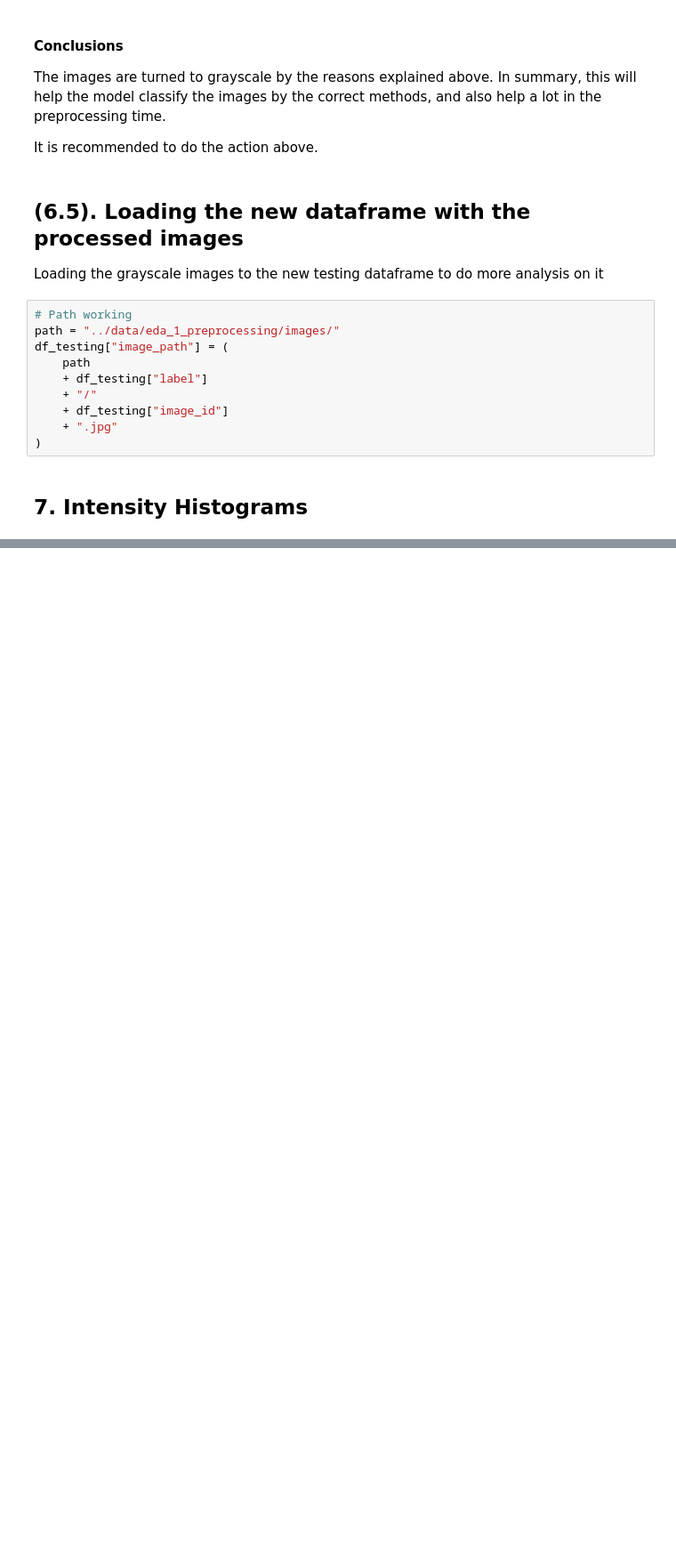
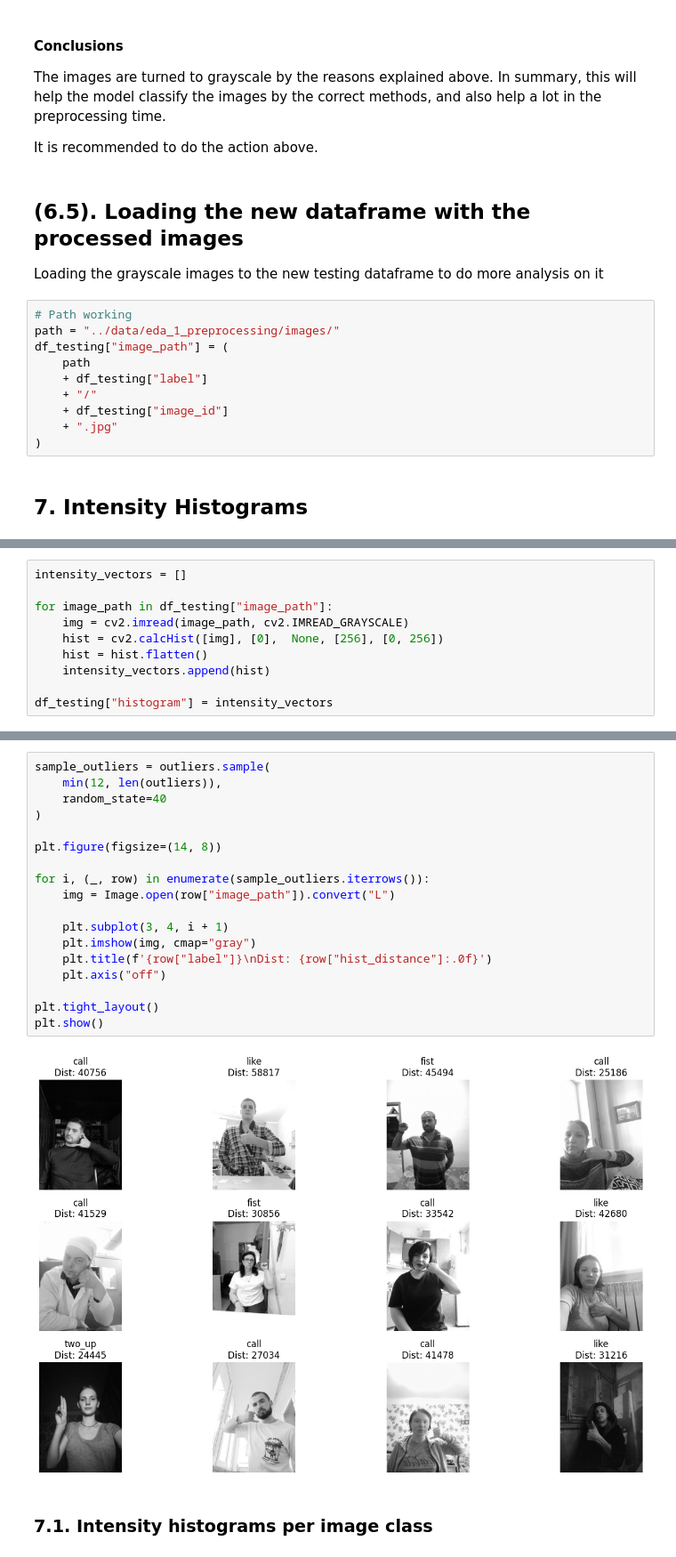
Before and after one commit to DiegoMucha/WaveSlide, a Jupyter notebook: notebooks/01_data_understanding.ipynb, the cells around one changed output, grey strips where cells are left out. Shown at 89% size. Drawn from its saved outputs; the diff is of its cells as text; blank space fills up the shorter version.

```diff
--- a/notebooks/01_data_understanding.ipynb
+++ b/notebooks/01_data_understanding.ipynb
@@ -319,0 +323,10 @@ df_testing["image_path"] = (
+# %%
+intensity_vectors = []
+
+for image_path in df_testing["image_path"]:
+    img = cv2.imread(image_path, cv2.IMREAD_GRAYSCALE)
+    hist = cv2.calcHist([img], [0],  None, [256], [0, 256])
+    hist = hist.flatten()
+    intensity_vectors.append(hist)
+
+df_testing["histogram"] = intensity_vectors
@@ -319,0 +388,22 @@ df_testing["image_path"] = (
+# %%
+sample_outliers = outliers.sample(
+    min(12, len(outliers)),
+    random_state=40
+)
+
+plt.figure(figsize=(14, 8))
+
+for i, (_, row) in enumerate(sample_outliers.iterrows()):
+    img = Image.open(row["image_path"]).convert("L")
+
+    plt.subplot(3, 4, i + 1)
+    plt.imshow(img, cmap="gray")
+    plt.title(f'{row["label"]}\nDist: {row["hist_distance"]:.0f}')
+    plt.axis("off")
+
+plt.tight_layout()
+plt.show()
+# %% [output]
+[figure, added]
+# %% [markdown]
+### 7.1. Intensity histograms per image class
```
Also changed, not shown: parts of 6 cells of this notebook.
